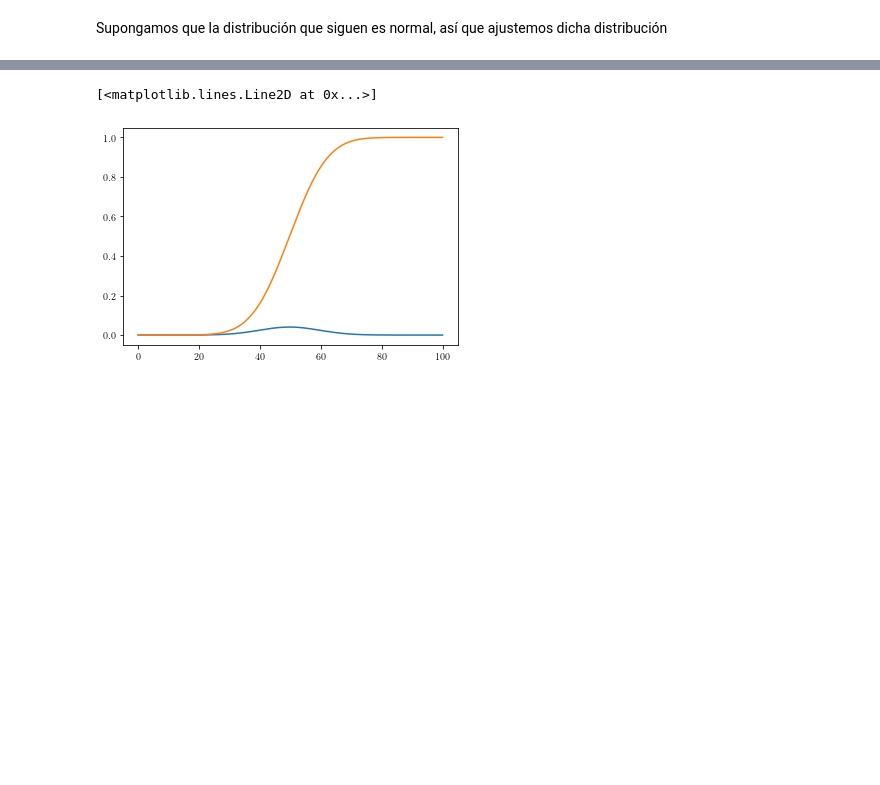
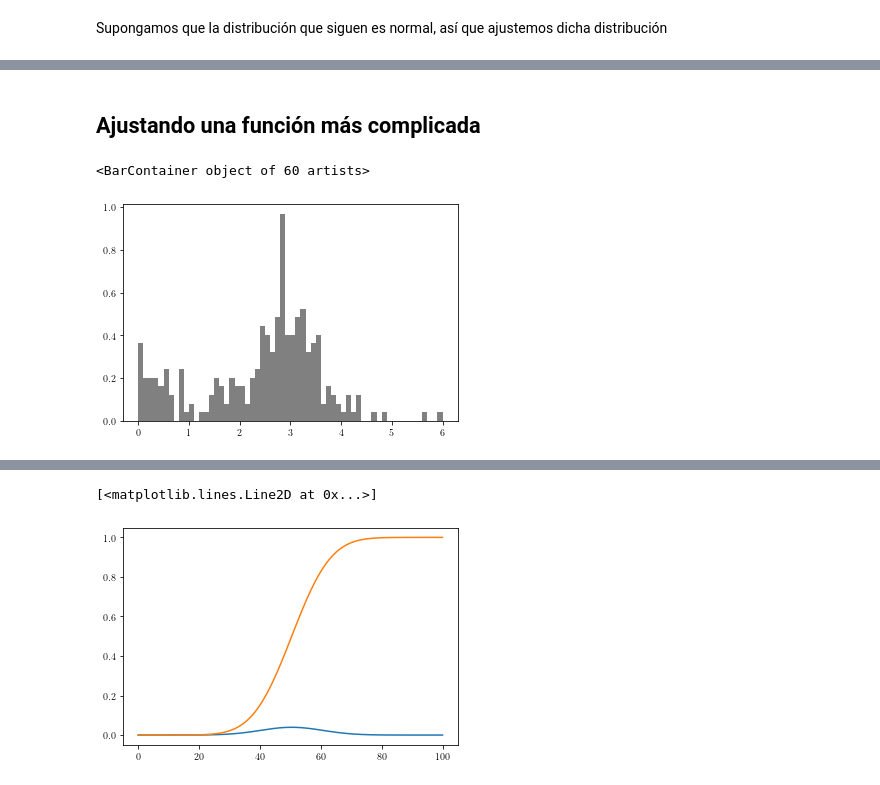
Before and after one commit to aaguayoo/Labo, a Jupyter notebook: Probabilidad.ipynb, the cells around one changed output, grey strips where cells are left out. Cells and saved outputs as stored; diff of their text form; code cells hidden in the pictures; blank space fills up the shorter version.

```diff
--- a/Probabilidad.ipynb
+++ b/Probabilidad.ipynb
@@ -251,0 +256,2 @@ $\displaystyle \mu = 49.747995989834365 \, \, \text{ y } \, \, \sigma = 9.838286
+# %% [markdown]
+## Ajustando una función más complicada
@@ -251,0 +266,23 @@ $\displaystyle \mu = 49.747995989834365 \, \, \text{ y } \, \, \sigma = 9.838286
+# %%
+# Generamos nuestros datos sintéticos a partir de
+# una exponencial y de una gaussiana
+# y en lugar de usar plt.hist, haremos una gráfica de barras.
+# Esto nos permite acomodar mejor los bins
+
+data  = np.random.exponential(scale=2.0, size=100)
+data2 = np.random.normal(3,0.5,size=150)
+bins  = np.linspace(0, 6, 61)
+# %%
+# Definimos los centros de los bins, justo para ajustar
+# las gráficas de barra. Concatenamos los datos simulados
+# de la exponencial y la gaussiana. Generamos el histograma.
+
+binscenters = np.array([0.5 * (bins[i] + bins[i+1]) for i in range(len(bins)-1)])
+data_cat = np.concatenate((data,data2))
+data_entries, bins_cat = np.histogram(data_cat,bins=bins,density=True)
+# %%
+# Plotteamos el histograma con grafica de barra
+plt.bar(binscenters, data_entries, width=bins[1] - bins[0], color='gray', label=r'Histogram entries')
+# %% [output]
+<BarContainer object of 60 artists>
+[figure, added]
```
Also changed, not shown: parts of 39 cells of this notebook.
